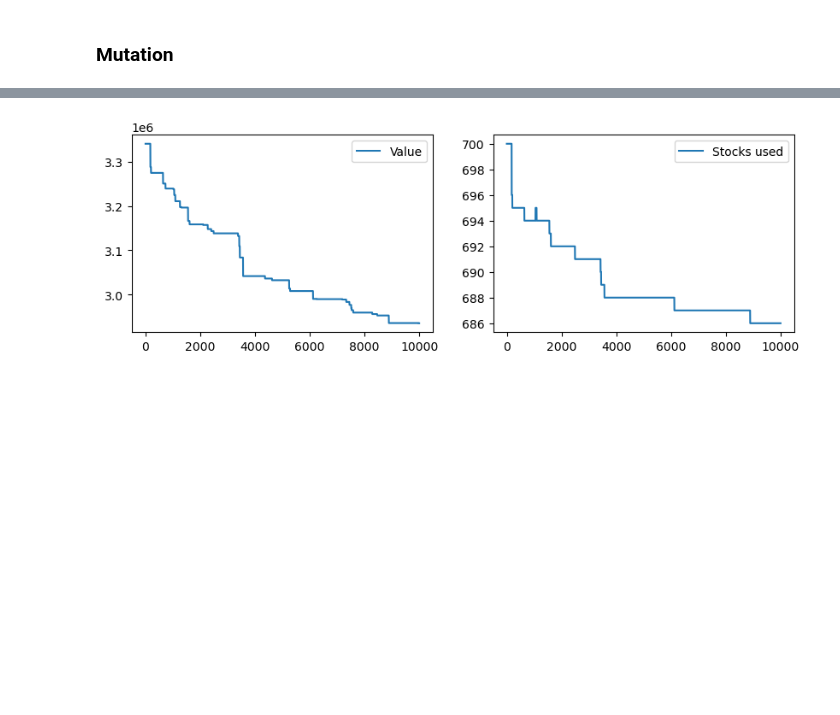
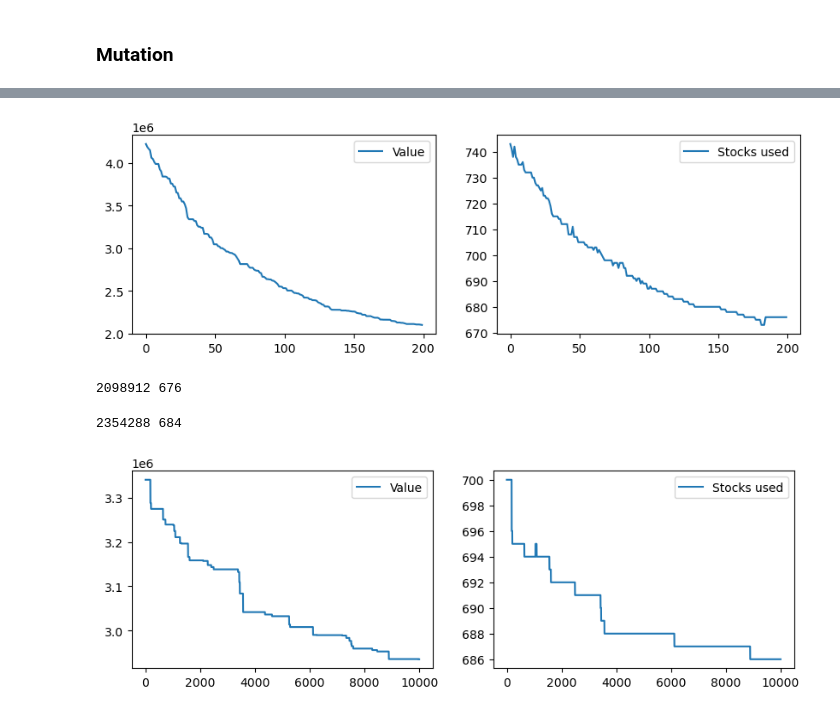
Before and after one commit to MilenkovicMaja/csp_optimization, a Jupyter notebook: csp.ipynb, the cells around one changed output, grey strips where cells are left out. Drawn from its saved outputs; the diff is of its cells as text; code cells hidden in the pictures; blank space fills up the shorter version.

```diff
--- a/csp.ipynb
+++ b/csp.ipynb
@@ -622,3 +646,38 @@ print(value, num_stocks)
+# %%
+POPULATION_SIZE = 200
+NUM_ITERS = 200
+ELITISM_SIZE = 20
+MUTATION_PROB = 0.02
+TOURNAMENT_SIZE = 6
+SELECTION_PRESSURE = 1.5     # [1.0, 2.0]
+
+orders = read_instance('test_instances/test_instance_20.csp')
+solution, value, num_stocks = ga(orders,
+                                 selection=rank_selection,
+                                 crossover=generalized_order_crossover,
+                                 mutation=mutation_inverse
+                                )
+print(value, num_stocks)
+# %% [output]
+[figure, added]
+2098912 676
+# %%
+POPULATION_SIZE = 200
+NUM_ITERS = 200
+ELITISM_SIZE = 20
+MUTATION_PROB = 0.02
+TOURNAMENT_SIZE = 6
+SELECTION_PRESSURE = 1.5     # [1.0, 2.0]
+
+orders = read_instance('test_instances/test_instance_20.csp')
+solution, value, num_stocks = ga(orders,
+                                 selection=tournament_selection,
+                                 crossover=generalized_order_crossover,
+                                 mutation=mutation_inverse
+                                )
+print(value, num_stocks)
+# %% [output]
+2354288 684
 # %%
 solution, value, num_stocks = simulated_annealing(solution, initial_temp, min_temp, a)
 print(value, num_stocks)
```
Also changed, not shown: parts of 13 cells of this notebook, 1 other file.
